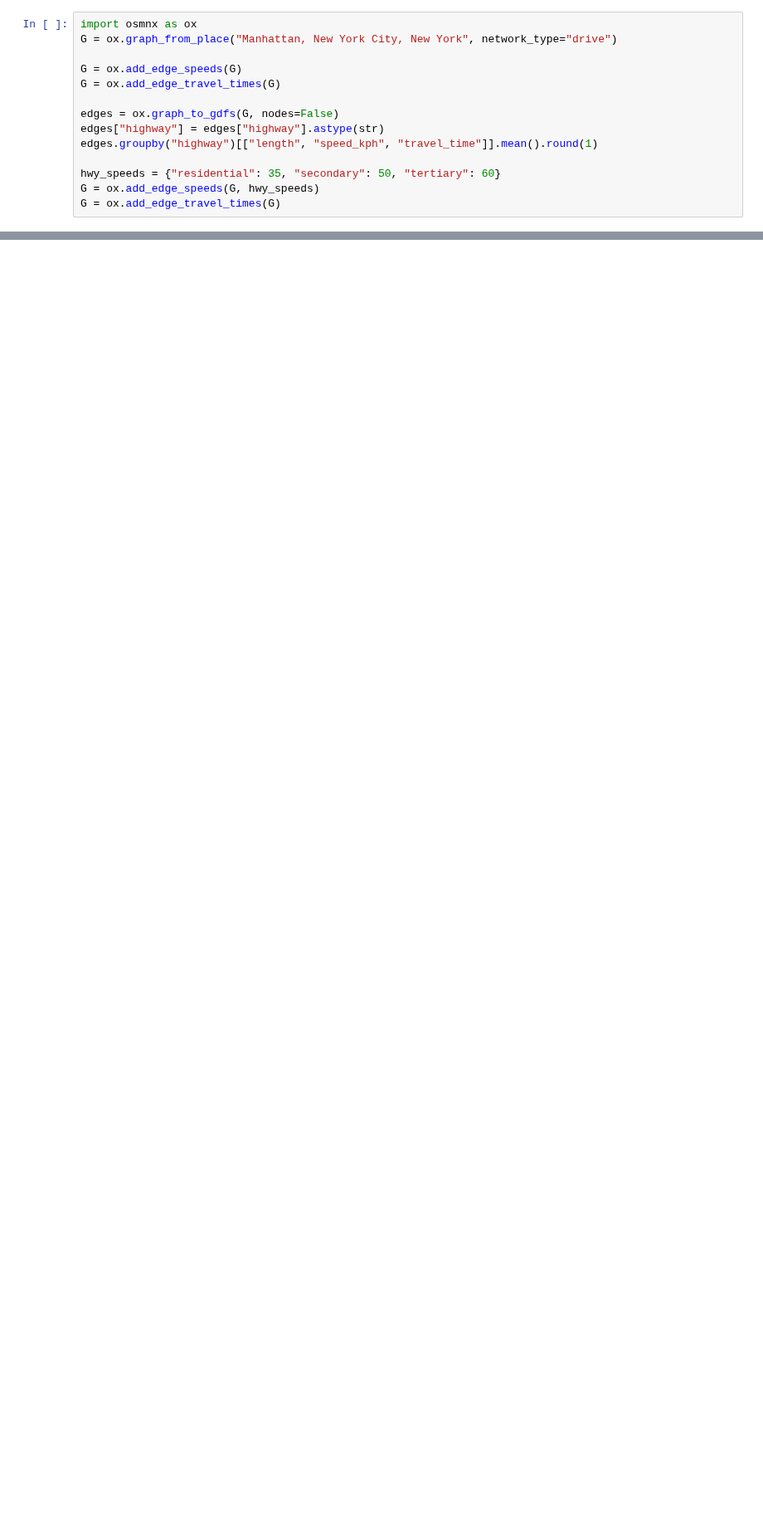
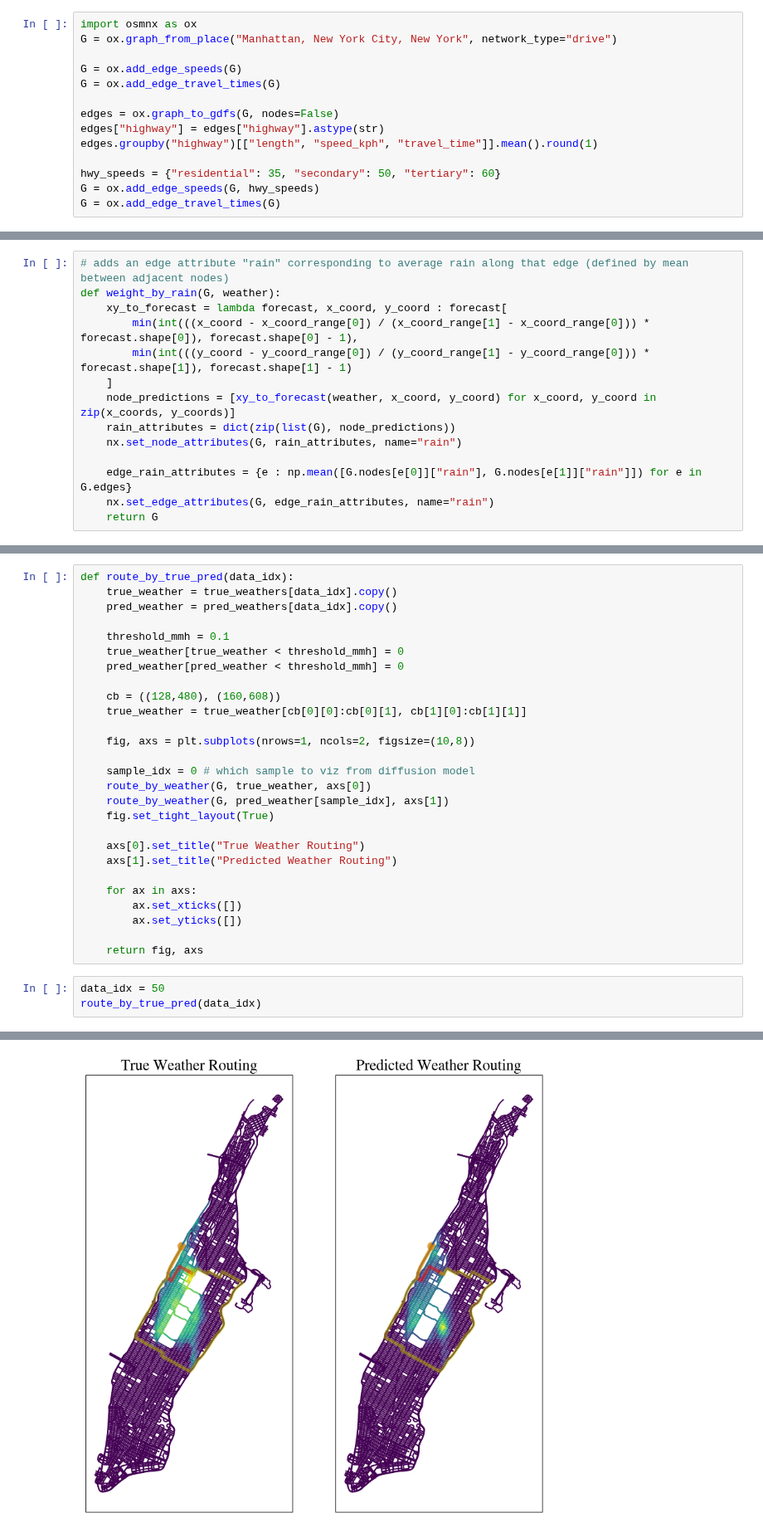
Before and after one commit to yashpatel5400/csi, a Jupyter notebook: taxis/forecast.ipynb, the cells around one changed output, grey strips where cells are left out. Shown at 83% size. Saved outputs shown, nothing was run; the diff lists cells and outputs as text; blank space fills up the shorter version.

Commit message:
Integrate forecasting and routing

```diff
--- a/taxis/forecast.ipynb
+++ b/taxis/forecast.ipynb
@@ -68,3 +74,17 @@ nx.set_edge_attributes(G, edge_rain_attributes, name="rain")
+# %%
+# adds an edge attribute "rain" corresponding to average rain along that edge (defined by mean between adjacent nodes)
+def weight_by_rain(G, weather):
+    xy_to_forecast = lambda forecast, x_coord, y_coord : forecast[
+        min(int(((x_coord - x_coord_range[0]) / (x_coord_range[1] - x_coord_range[0])) * forecast.shape[0]), forecast.shape[0] - 1),
+        min(int(((y_coord - y_coord_range[0]) / (y_coord_range[1] - y_coord_range[0])) * forecast.shape[1]), forecast.shape[1] - 1)
+    ]
+    node_predictions = [xy_to_forecast(weather, x_coord, y_coord) for x_coord, y_coord in zip(x_coords, y_coords)]
+    rain_attributes = dict(zip(list(G), node_predictions))
+    nx.set_node_attributes(G, rain_attributes, name="rain")
+
+    edge_rain_attributes = {e : np.mean([G.nodes[e[0]]["rain"], G.nodes[e[1]]["rain"]]) for e in G.edges}
+    nx.set_edge_attributes(G, edge_rain_attributes, name="rain")
+    return G
 # %%
 import cv2
 
@@ -85,0 +104,31 @@ fig.set_tight_layout(True)
+# %%
+def route_by_true_pred(data_idx):
+    true_weather = true_weathers[data_idx].copy()
+    pred_weather = pred_weathers[data_idx].copy()
+
+    threshold_mmh = 0.1
+    true_weather[true_weather < threshold_mmh] = 0
+    pred_weather[pred_weather < threshold_mmh] = 0
+
+    cb = ((128,480), (160,608))
+    true_weather = true_weather[cb[0][0]:cb[0][1], cb[1][0]:cb[1][1]]
+
+    fig, axs = plt.subplots(nrows=1, ncols=2, figsize=(10,8))
+
+    sample_idx = 0 # which sample to viz from diffusion model
+    route_by_weather(G, true_weather, axs[0])
+    route_by_weather(G, pred_weather[sample_idx], axs[1])
+    fig.set_tight_layout(True)
+
+    axs[0].set_title("True Weather Routing")
+    axs[1].set_title("Predicted Weather Routing")
+
+    for ax in axs:
+        ax.set_xticks([])
+        ax.set_yticks([])
+
+    return fig, axs
+# %%
+data_idx = 50
+route_by_true_pred(data_idx)
+# %% [output]
@@ -85,0 +139 @@ fig.set_tight_layout(True)
+[figure, added]
```
Also changed, not shown: parts of 10 cells of this notebook.
